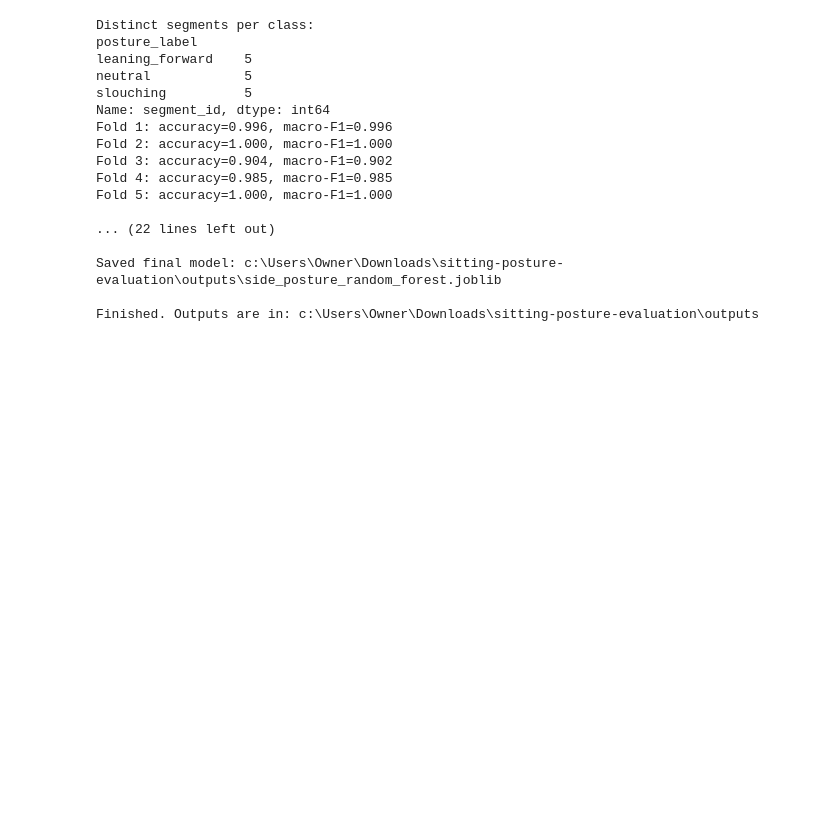
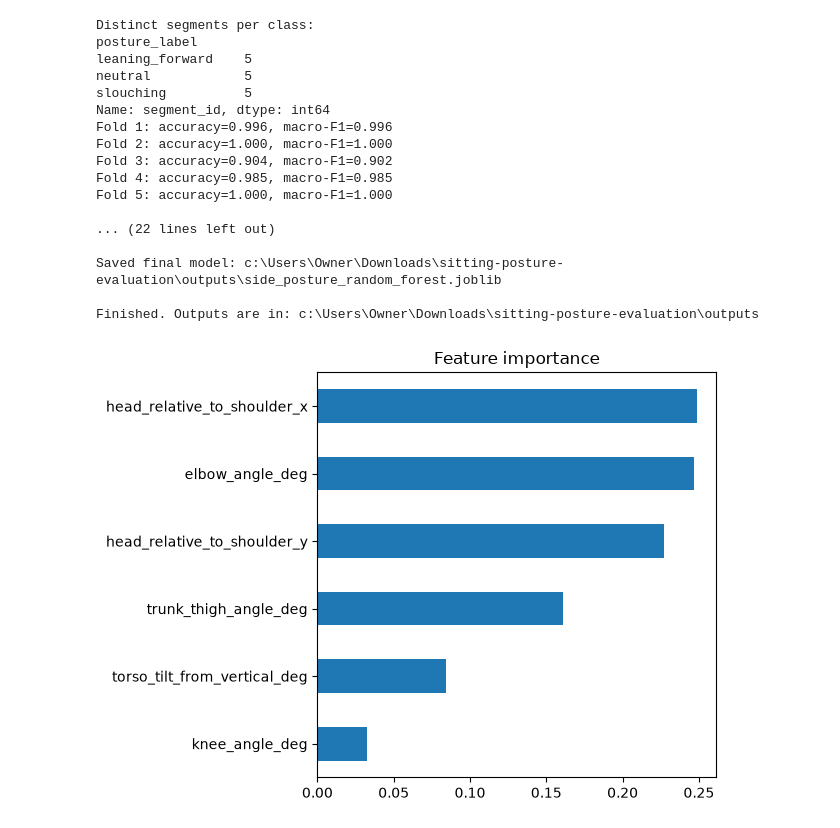
Before and after one commit to SvenM12/sitting-posture-evaluation, a Jupyter notebook: posture_pipeline_yolo.ipynb, the cells around one changed output. Cells and saved outputs as stored; diff of their text form; code cells hidden in the pictures; blank space fills up the shorter version.

```diff
--- a/posture_pipeline_yolo.ipynb
+++ b/posture_pipeline_yolo.ipynb
@@ -440,3 +440,12 @@ Fold 5: accuracy=1.000, macro-F1=1.000
 Saved final model: c:\Users\Owner\Downloads\sitting-posture-evaluation\outputs\side_posture_random_forest.joblib
 
 Finished. Outputs are in: c:\Users\Owner\Downloads\sitting-posture-evaluation\outputs
+# %%
+import matplotlib.pyplot as plt
+bundle = joblib.load(OUTPUT_DIR / "side_posture_random_forest.joblib")
+rf = bundle["model"].named_steps["classifier"]
+imp = pd.Series(rf.feature_importances_, index=bundle["feature_columns"]).sort_values()
+imp.plot.barh(title="Feature importance")
+plt.tight_layout(); plt.show()
+# %% [output]
+[figure, added]
```
Also changed, not shown: parts of 1 cell of this notebook, 1 other file.
